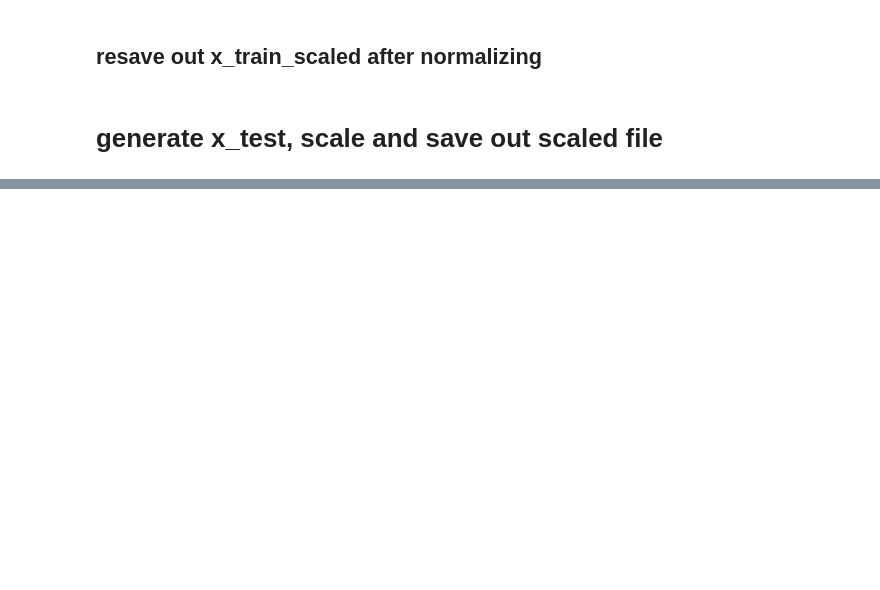
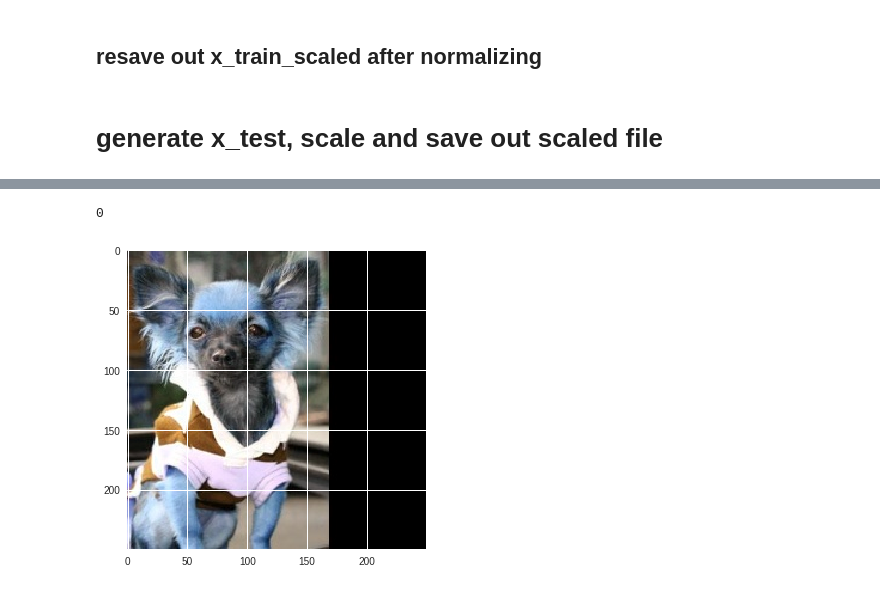
Before and after one commit to ayshaw/2013-2014, a Jupyter notebook: generating_xtrain.ipynb, the cells around one changed output, grey strips where cells are left out. Cells and saved outputs as stored; diff of their text form; code cells hidden in the pictures; blank space fills up the shorter version.

```diff
--- a/generating_xtrain.ipynb
+++ b/generating_xtrain.ipynb
@@ -218,0 +233,6 @@ Wed Dec 12 04:54:18 2018
+# %%
+#standardize the channels for x_test
+x_test_scaled = np.load('x_test_all.npy').astype('float16')
+for i in range(8580):
+  x_test_scaled[:,:,:,i] = x_test_scaled[:,:,:,i]/255
+np.save('x_test_scaled_16',x_test_scaled)
@@ -218,0 +266,7 @@ Wed Dec 12 04:54:18 2018
+# %%
+import matplotlib.pyplot as plt
+plt.imshow(x_test_scaled[:,:,:,34].astype('float'))
+np.load('y_test_number.npy')[34]
+# %% [output]
+0
+[figure, added]
```
Also changed, not shown: parts of 12 cells of this notebook.
